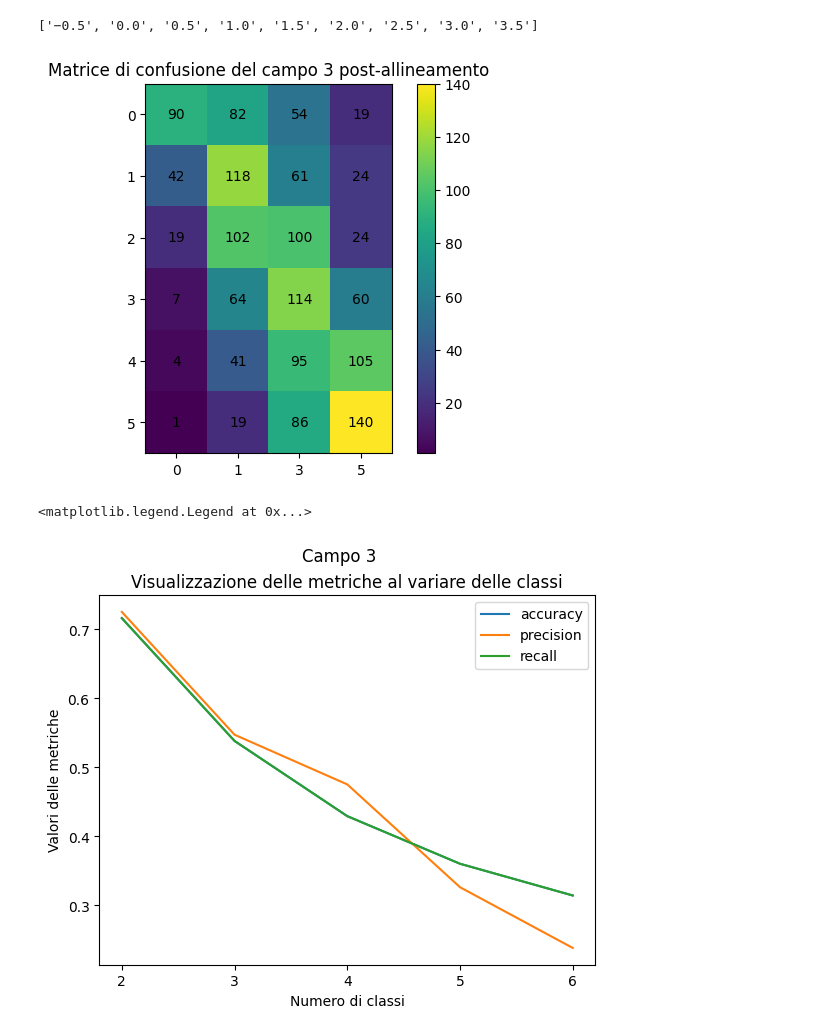
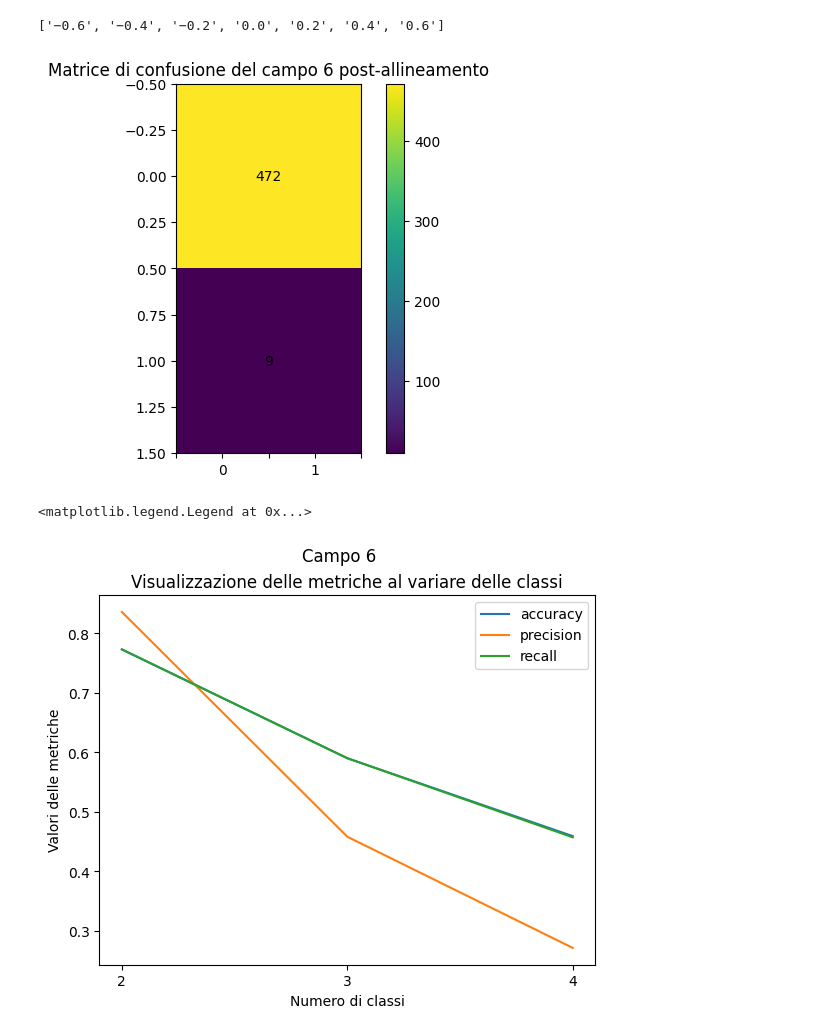
Before and after one commit to Simone-Scalella/BigDataProject, a Jupyter notebook: single_window.ipynb, the cells around one changed output. Saved outputs shown, nothing was run; the diff lists cells and outputs as text; code cells hidden in the pictures.

```diff
--- a/single_window.ipynb
+++ b/single_window.ipynb
@@ -201,9 +176,9 @@ for i in range(0,new_confusion.shape[0]):
 labels = [item.get_text() for item in ax.get_xticklabels()]
 print(labels)
 plt.colorbar(image)
-plt.title('Matrice di confusione del campo 3 post-allineamento')
-ax.set_xticklabels(['−0.5', '0' , '1', '3', '5'])
+plt.title('Matrice di confusione del campo 6 post-allineamento')
+ax.set_xticklabels(['', '0' , '','1'])
 plt.show()
 # %% [output]
-['−0.5', '0.0', '0.5', '1.0', '1.5', '2.0', '2.5', '3.0', '3.5']
+['−0.6', '−0.4', '−0.2', '0.0', '0.2', '0.4', '0.6']
-[figure, old version]
+[figure, new version]
@@ -214,13 +185,17 @@ recall_list = [0.7157719609582963,0.5377557947822714,0.4289683538680251,0.360077
+# %%
+accuracy_list = [0.7729411764705882, 0.59, 0.4588235294117647]
+precision_list = [0.8360095439668861, 0.45803252612112333, 0.2713583780031688]
+recall_list = [0.7726861905691218, 0.5896531452087007, 0.45706706981858164]
 # %%
-plt.plot(np.arange(2,7),np.around(accuracy_list,decimals=3),label='accuracy')
-plt.plot(np.arange(2,7),np.around(precision_list,decimals=3),label='precision')
-plt.plot(np.arange(2,7),np.around(recall_list,decimals=3),label='recall')
+plt.plot(np.arange(2,5),np.around(accuracy_list,decimals=3),label='accuracy')
+plt.plot(np.arange(2,5),np.around(precision_list,decimals=3),label='precision')
+plt.plot(np.arange(2,5),np.around(recall_list,decimals=3),label='recall')
 plt.title('Visualizzazione delle metriche al variare delle classi' )
-plt.suptitle('Campo 3')
+plt.suptitle('Campo 6')
 plt.xlabel('Numero di classi')
 plt.ylabel('Valori delle metriche')
-plt.xticks(np.arange(2,7))
+plt.xticks(np.arange(2,5))
 plt.legend()
 # %% [output]
 <matplotlib.legend.Legend at 0x...>
-[figure, old version]
+[figure, new version]
```
Also changed, not shown: parts of 13 cells of this notebook, 2 other files.
